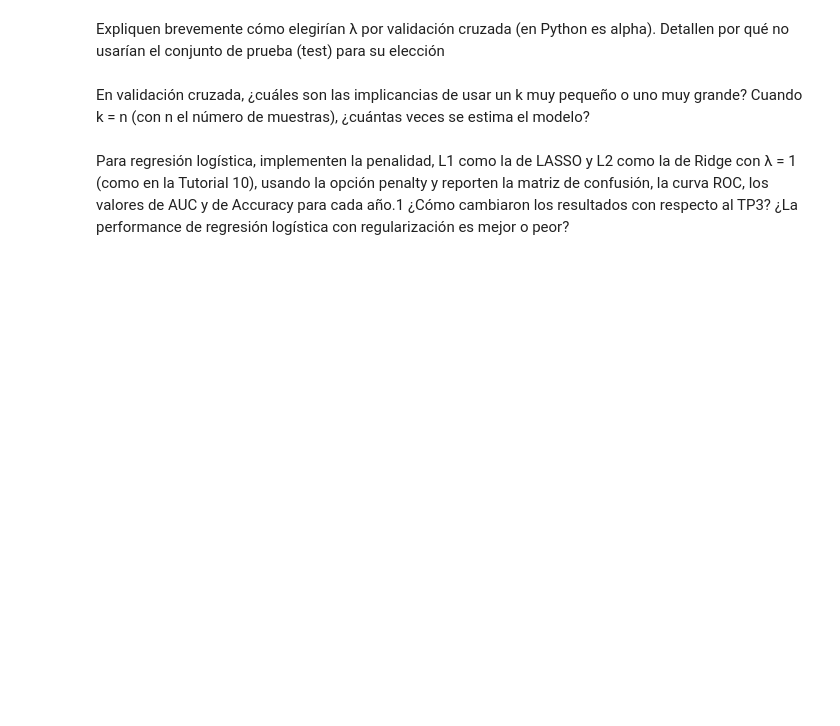
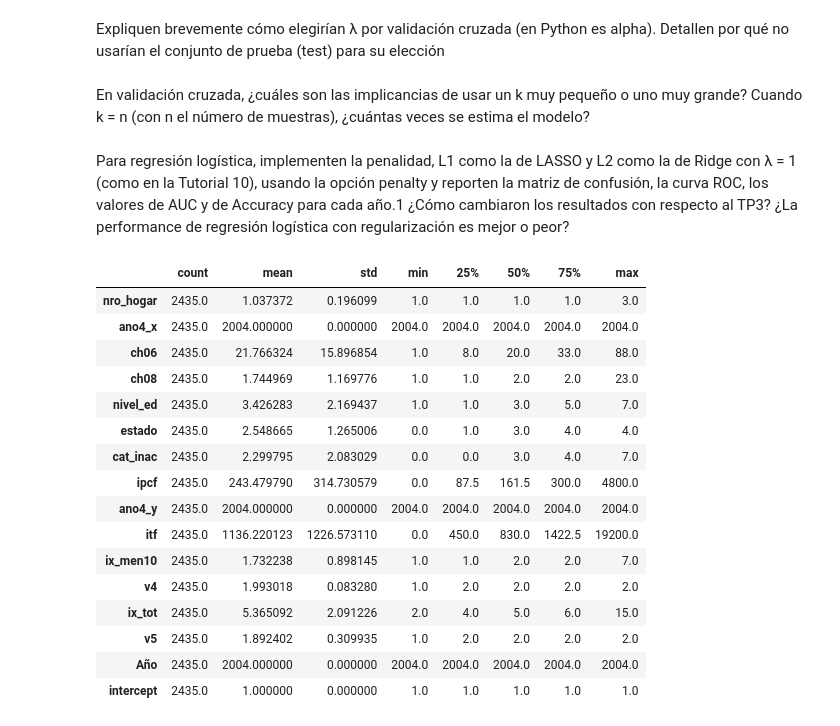
Before and after one commit to roluque/CC408-T2-3, a Jupyter notebook: TP4/TP 4.ipynb, the cells around one changed output. Cells and saved outputs as stored; diff of their text form; code cells hidden in the pictures; blank space fills up the shorter version.

```diff
--- a/TP4/TP 4.ipynb
+++ b/TP4/TP 4.ipynb
@@ -475,3 +487,25 @@ la opción penalty y reporten la matriz de confusión, la curva ROC, los
 valores de AUC y de Accuracy para cada año.1 ¿Cómo cambiaron los
 resultados con respecto al TP3? ¿La performance de regresión logística
 con regularización es mejor o peor?
+# %%
+#antes de hacer la regresión, necesitamos estandarizar las variables
+# Estadisticas antes de estandarizar, base 2004
+X_train_2004.describe().T
+# %% [output]
+|  | count | mean | std | min | 25% | 50% | 75% | max |
+| nro_hogar | 2435.0 | 1.037372 | 0.196099 | 1.0 | 1.0 | 1.0 | 1.0 | 3.0 |
+| ano4_x | 2435.0 | 2004.000000 | 0.000000 | 2004.0 | 2004.0 | 2004.0 | 2004.0 | 2004.0 |
+| ch06 | 2435.0 | 21.766324 | 15.896854 | 1.0 | 8.0 | 20.0 | 33.0 | 88.0 |
+| ch08 | 2435.0 | 1.744969 | 1.169776 | 1.0 | 1.0 | 2.0 | 2.0 | 23.0 |
+| nivel_ed | 2435.0 | 3.426283 | 2.169437 | 1.0 | 1.0 | 3.0 | 5.0 | 7.0 |
+| estado | 2435.0 | 2.548665 | 1.265006 | 0.0 | 1.0 | 3.0 | 4.0 | 4.0 |
+| cat_inac | 2435.0 | 2.299795 | 2.083029 | 0.0 | 0.0 | 3.0 | 4.0 | 7.0 |
+| ipcf | 2435.0 | 243.479790 | 314.730579 | 0.0 | 87.5 | 161.5 | 300.0 | 4800.0 |
+| ano4_y | 2435.0 | 2004.000000 | 0.000000 | 2004.0 | 2004.0 | 2004.0 | 2004.0 | 2004.0 |
+| itf | 2435.0 | 1136.220123 | 1226.573110 | 0.0 | 450.0 | 830.0 | 1422.5 | 19200.0 |
+| ix_men10 | 2435.0 | 1.732238 | 0.898145 | 1.0 | 1.0 | 2.0 | 2.0 | 7.0 |
+| v4 | 2435.0 | 1.993018 | 0.083280 | 1.0 | 2.0 | 2.0 | 2.0 | 2.0 |
+| ix_tot | 2435.0 | 5.365092 | 2.091226 | 2.0 | 4.0 | 5.0 | 6.0 | 15.0 |
+| v5 | 2435.0 | 1.892402 | 0.309935 | 1.0 | 2.0 | 2.0 | 2.0 | 2.0 |
+| Año | 2435.0 | 2004.000000 | 0.000000 | 2004.0 | 2004.0 | 2004.0 | 2004.0 | 2004.0 |
+| intercept | 2435.0 | 1.000000 | 0.000000 | 1.0 | 1.0 | 1.0 | 1.0 | 1.0 |
```
Also changed, not shown: parts of 9 cells of this notebook.
